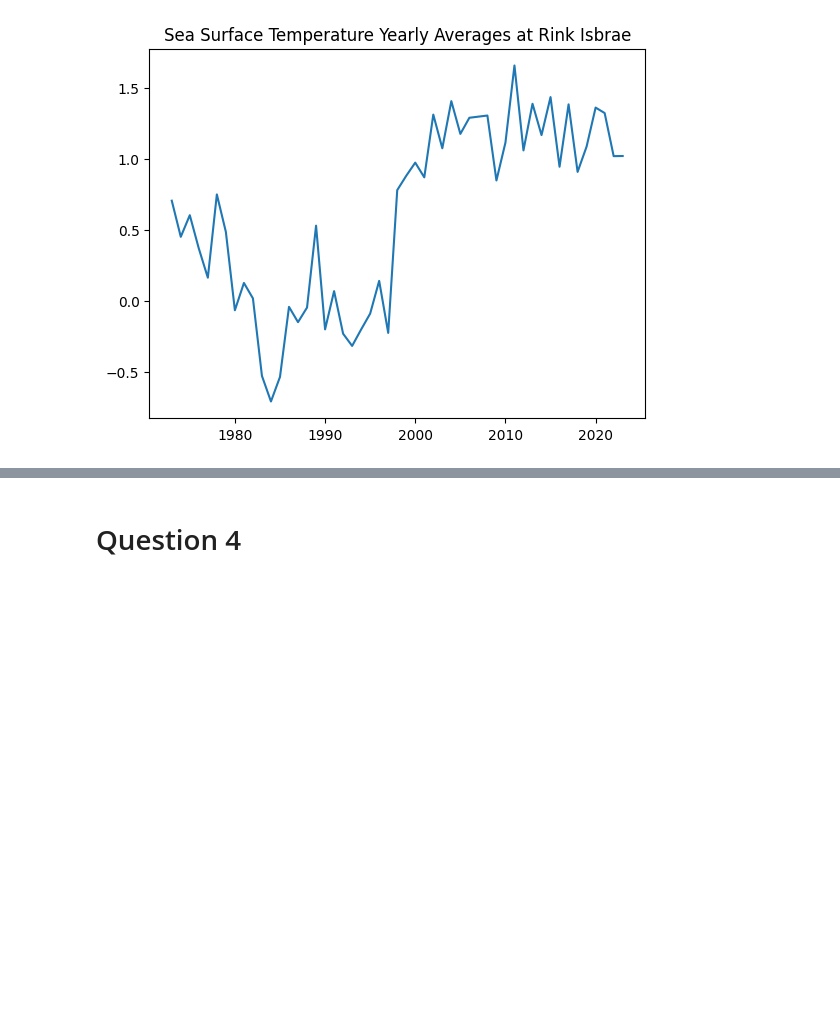
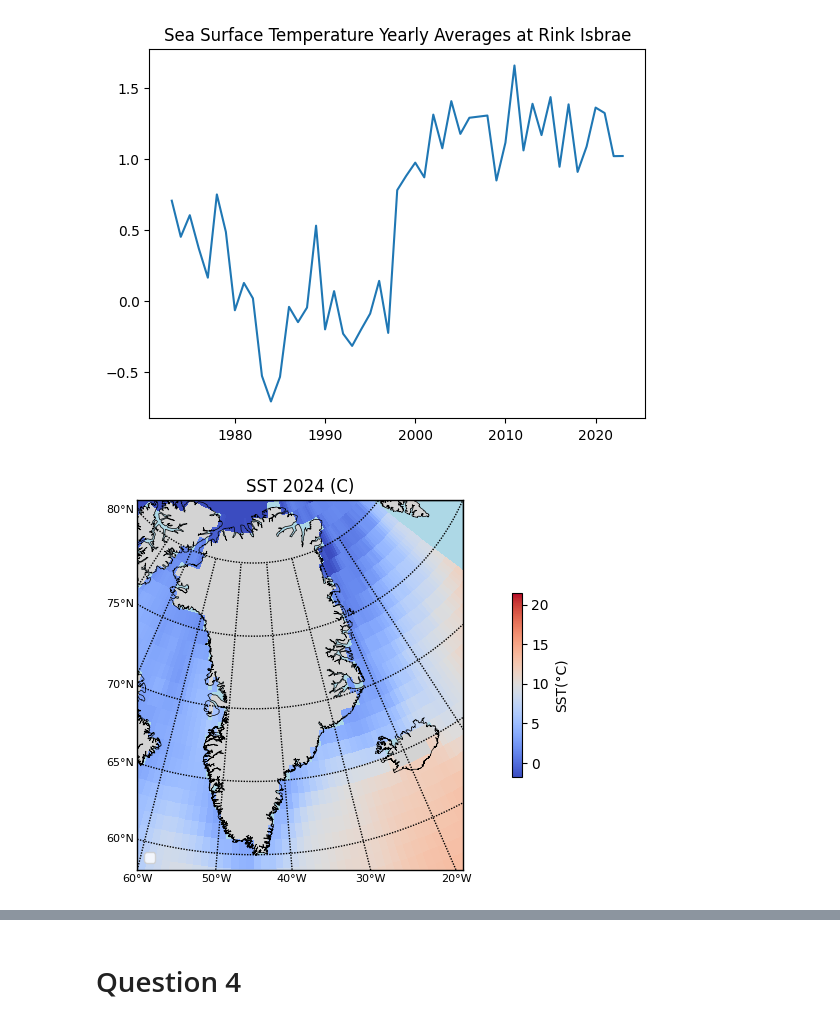
Before and after one commit to joelbarron06/ESDA2_Project, a Jupyter notebook: project_code.ipynb, the cells around one changed output, grey strips where cells are left out. Cells and saved outputs as stored; diff of their text form; code cells hidden in the pictures; blank space fills up the shorter version.

```diff
--- a/project_code.ipynb
+++ b/project_code.ipynb
@@ -750,3 +831,47 @@ plt.title(f'Sea Surface Temperature Yearly Averages at {GLACIER}')
 # %% [output]
 Text(0.5, 1.0, 'Sea Surface Temperature Yearly Averages at Rink Isbrae')
 [figure]
+# %%
+# sst onto map
+# set up map projection
+m = Basemap(
+    projection='lcc',  # Lambert Conformal Conic
+    lat_0=70,          # Center latitude
+    lon_0=-45,         # Center longitude
+    lat_1=60,          # First standard parallel
+    lat_2=80,          # Second standard parallel
+    llcrnrlat=58,      # Lower left corner latitude
+    urcrnrlat=75,      # Upper right corner latitude
+    llcrnrlon=-60,     # Lower left corner longitude
+    urcrnrlon=25,     # Upper right corner longitude
+    resolution='i',    # Intermediate resolution
+    area_thresh=1000   # Minimum area for coastlines
+)
+
+# Draw map features
+m.drawcoastlines(linewidth=0.5)
+m.drawcountries(linewidth=1)
+m.fillcontinents(color='lightgray', lake_color='lightblue')
+m.drawmapboundary(fill_color='lightblue')
+
+# Add gridlines
+m.drawmeridians(range(-80, 0, 10), labels=[0,0,0,1], fontsize=8)
+m.drawparallels(range(60, 85, 5), labels=[1,0,0,0], fontsize=8)
+
+# get x and y from lat lon grid data
+lon_grid, lat_grid = np.meshgrid(sst_lon, sst_lat)
+x, y = m(lon_grid, lat_grid)
+
+# find idx of 1970
+date_idx = np.where(sst_time >= '1970-01-01')[0][0]
+
+vmin = min(sst[-1, :, :].min(), sst[date_idx, :, :].min())
+vmax = max(sst[-1, :, :].max(), sst[date_idx, :, :].max())
+
+plt.pcolormesh(x, y, sst[-1, :, :], cmap='coolwarm', vmin=vmin, vmax=vmax)
+plt.colorbar(label='SST(°C)', shrink=0.5, pad=0.1)
+plt.title('SST 2024 (C)')
+plt.legend()
+plt.show()
+# %% [output]
+[figure, added]
```
Also changed, not shown: parts of 9 cells of this notebook.
